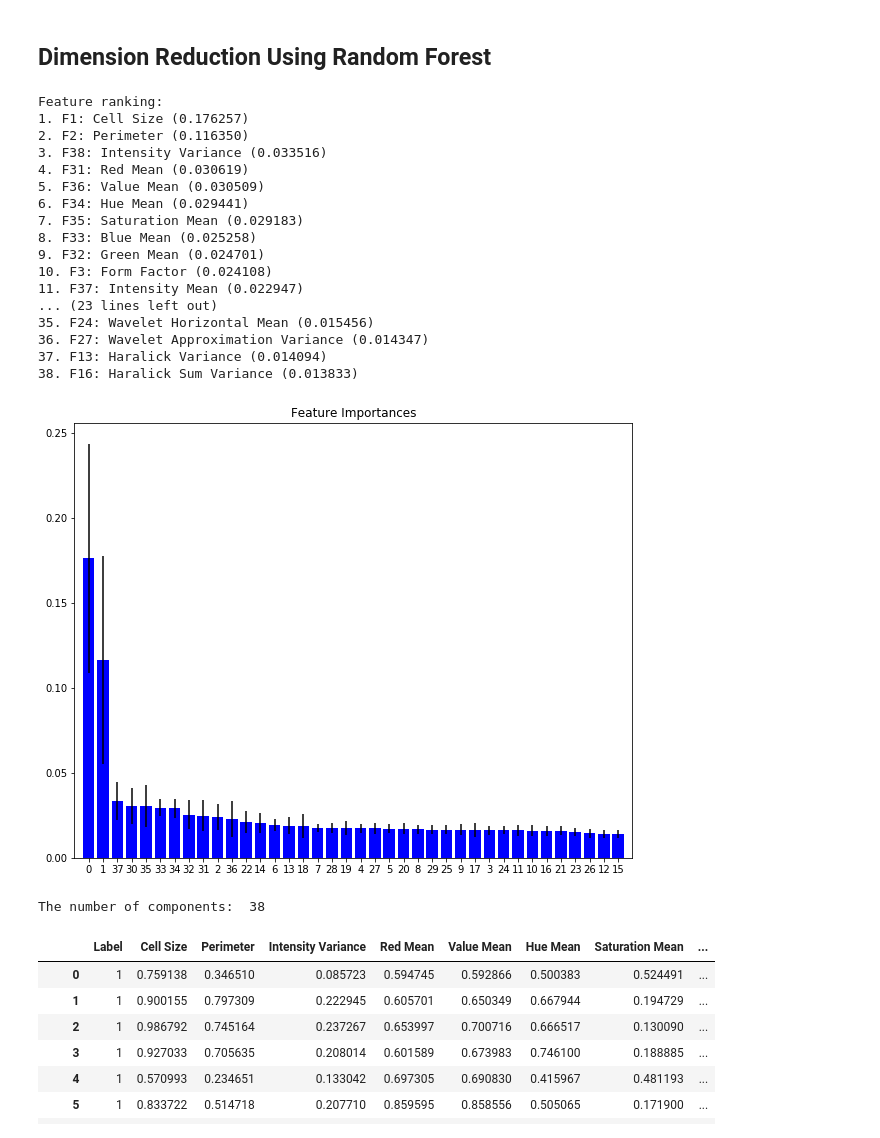
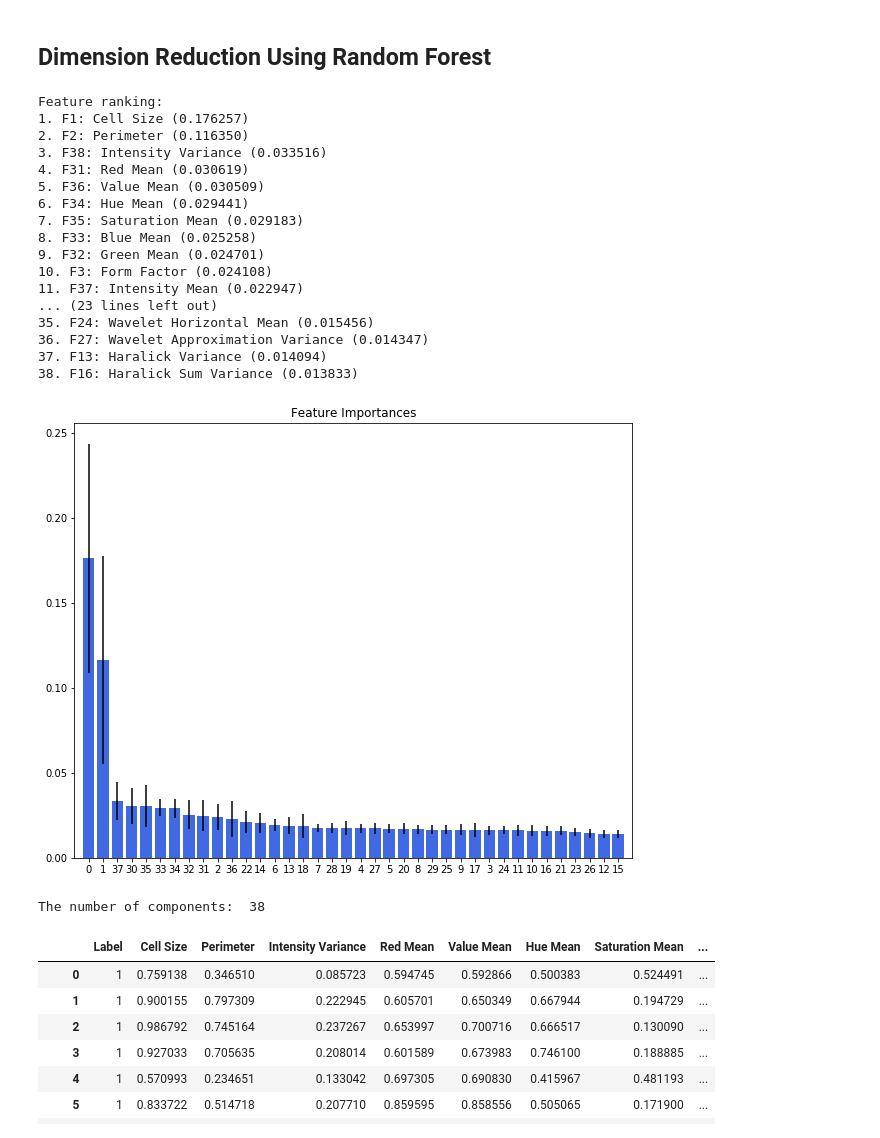
Before and after one commit to ansel-z/CX4240-Cancer-Cell-Classfication-Project, a Jupyter notebook: Dimension Reduction.ipynb, the cells around one changed output. Cells and saved outputs as stored; diff of their text form; code cells hidden in the pictures.

```diff
--- a/Dimension Reduction.ipynb
+++ b/Dimension Reduction.ipynb
@@ -75,35 +82,35 @@ for i in range(train_data.shape[1]):
 # Plot the feature importances of the forest
 plt.figure(figsize=(10,8))
 plt.title("Feature Importances")
 plt.bar(range(train_data.shape[1]), importances[indices],
-       color="b", yerr=std[indices], align="center")
+        color="royalblue", yerr=std[indices], align="center")
 plt.xticks(range(train_data.shape[1]), indices)
 plt.xlim([-1, train_data.shape[1]])
 plt.show()
 
 # Find the number of components
 cum_importance = importances[indices].cumsum()/importances.sum()
 n_components = np.sum(cum_importance < .99) + 1
 print("The number of components: ", n_components)
 # %% [output]
 Feature ranking:
 1. F1: Cell Size (0.176257)
 2. F2: Perimeter (0.116350)
 3. F38: Intensity Variance (0.033516)
 4. F31: Red Mean (0.030619)
 5. F36: Value Mean (0.030509)
 6. F34: Hue Mean (0.029441)
 7. F35: Saturation Mean (0.029183)
 8. F33: Blue Mean (0.025258)
 9. F32: Green Mean (0.024701)
 10. F3: Form Factor (0.024108)
 11. F37: Intensity Mean (0.022947)
 ... (23 lines left out)
 35. F24: Wavelet Horizontal Mean (0.015456)
 36. F27: Wavelet Approximation Variance (0.014347)
 37. F13: Haralick Variance (0.014094)
 38. F16: Haralick Sum Variance (0.013833)
-[figure, old version]
+[figure, new version]
 The number of components:  38
 # %%
 # Reduce train data to the first 16 important features
```
Also changed, not shown: parts of 4 cells of this notebook, 2 other files.
